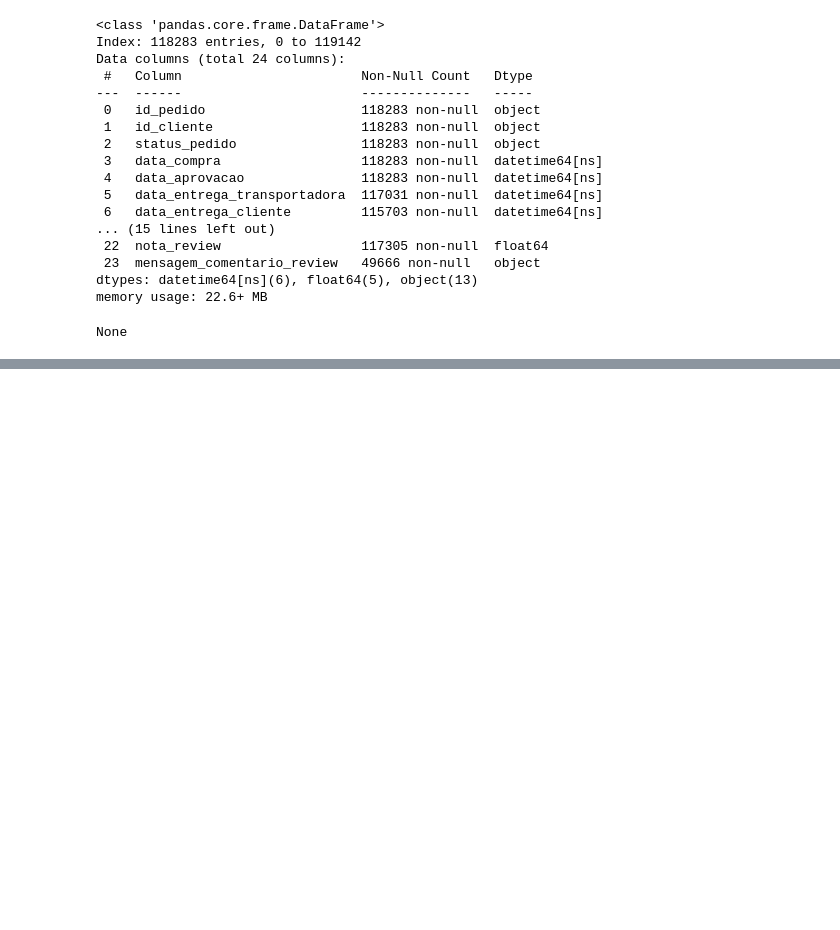
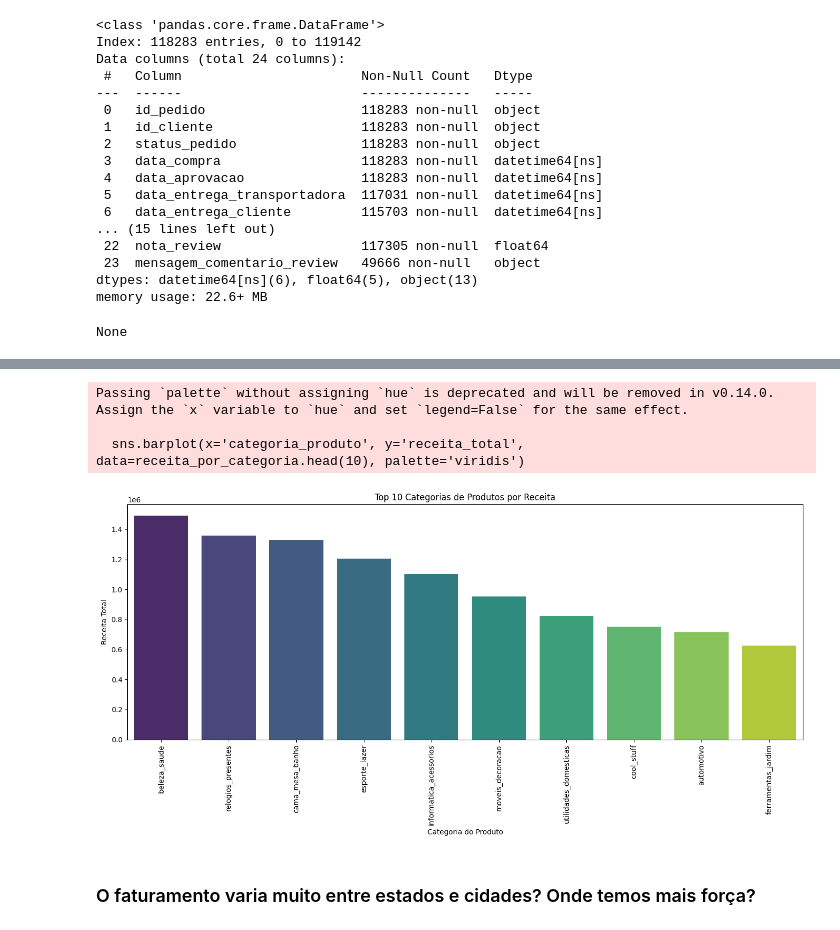
Before and after one commit to Emilly-Rosa/Brazilian-E-Commerce-Analysis, a Jupyter notebook: Brazilian_E_Commerce_Analysis.ipynb, the cells around one changed output, grey strips where cells are left out. Drawn from its saved outputs; the diff is of its cells as text; code cells hidden in the pictures; blank space fills up the shorter version.

```diff
--- a/Brazilian_E_Commerce_Analysis.ipynb
+++ b/Brazilian_E_Commerce_Analysis.ipynb
@@ -1087,0 +1423,10 @@ Análise Aprofundada e Visualização: Começar a fazer perguntas sobre os dados
+# %%
+# Receita total por categoria de produto
+receita_por_categoria = ecommerce.groupby('categoria_produto')['valor_total_pedido'].sum().reset_index()
+
+receita_por_categoria.columns = ['categoria_produto', 'receita_total']
+
+receita_por_categoria = receita_por_categoria.sort_values(by='receita_total', ascending=False)
+
+print("Top 10 Categorias de Produtos por Receita:")
+display(receita_por_categoria.head(10))
@@ -1087,0 +1446,17 @@ Análise Aprofundada e Visualização: Começar a fazer perguntas sobre os dados
+# %%
+# Criar um gráfico de barras para visualizar a receita total por categoria (Top 10)
+plt.figure(figsize=(14, 7))
+sns.barplot(x='categoria_produto', y='receita_total', data=receita_por_categoria.head(10), palette='viridis')
+plt.xticks(rotation=90)
+plt.xlabel('Categoria do Produto')
+plt.ylabel('Receita Total')
+plt.title('Top 10 Categorias de Produtos por Receita')
+plt.tight_layout()
+plt.show()
+# %% [output]
+Passing `palette` without assigning `hue` is deprecated and will be removed in v0.14.0. Assign the `x` variable to `hue` and set `legend=False` for the same effect.
+
+  sns.barplot(x='categoria_produto', y='receita_total', data=receita_por_categoria.head(10), palette='viridis')
+[figure, added]
+# %% [markdown]
+### O faturamento varia muito entre estados e cidades? Onde temos mais força?
```
Also changed, not shown: parts of 70 cells of this notebook.
